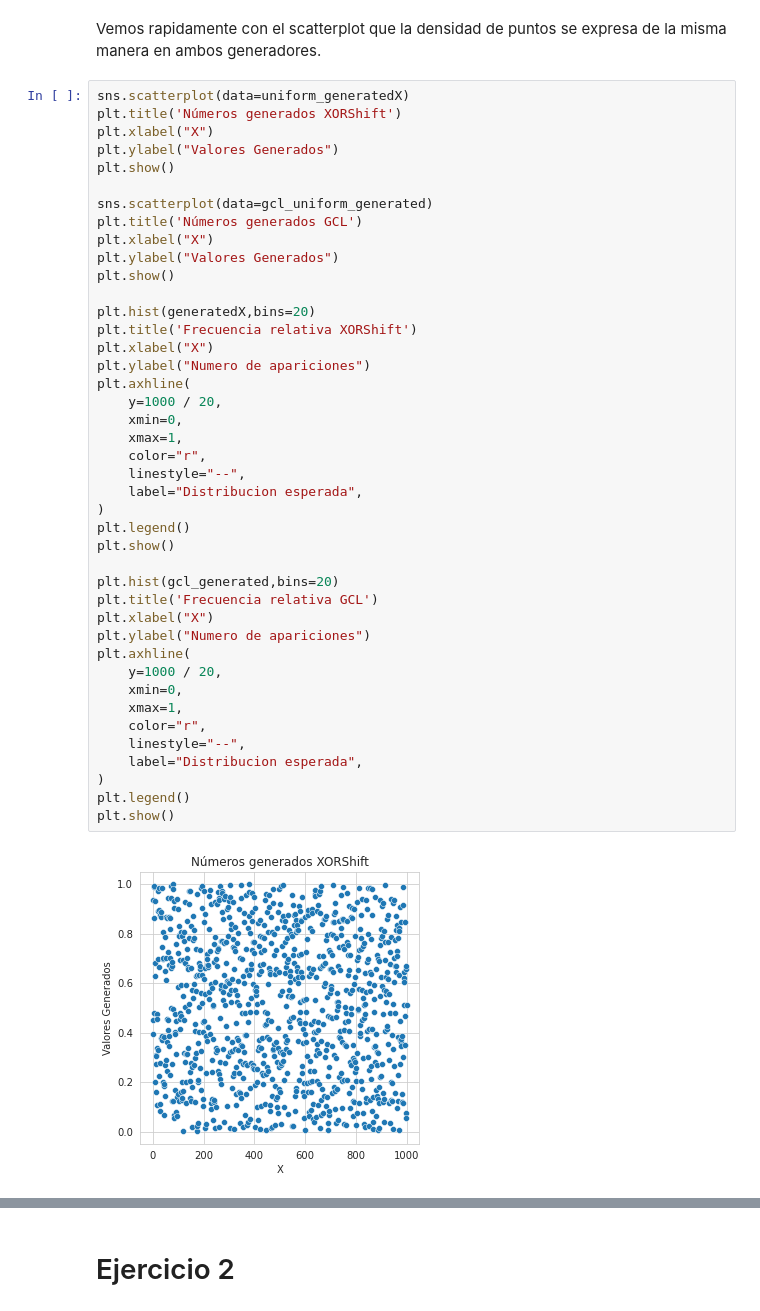
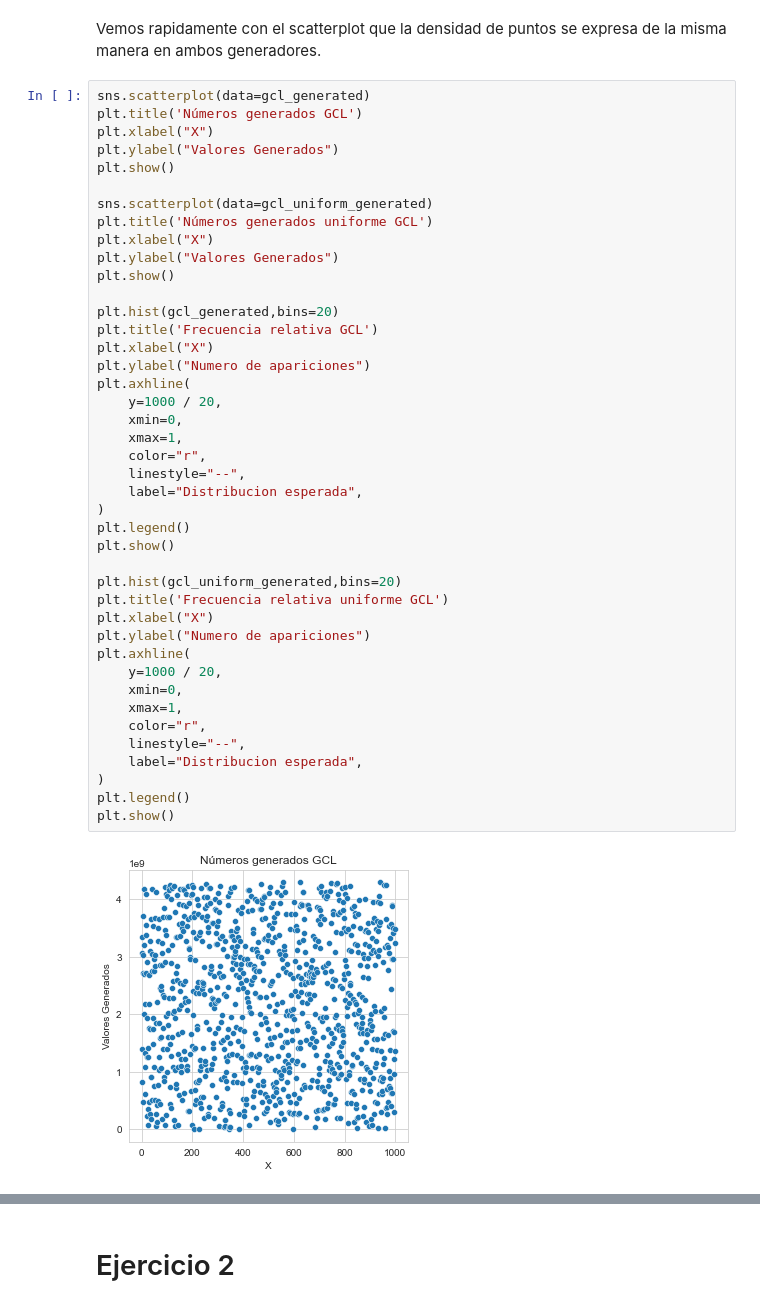
Before and after one commit to AlejandroDaneri/simulacion, a Jupyter notebook: Resolucion.ipynb, the cells around one changed output, grey strips where cells are left out. Cells and saved outputs as stored; diff of their text form.

```diff
--- a/Resolucion.ipynb
+++ b/Resolucion.ipynb
@@ -183,46 +181,46 @@ for i in range(1000):
 # %% [markdown]
 Vemos rapidamente con el scatterplot que la densidad de puntos se expresa de la misma manera en ambos generadores.
 # %%
-sns.scatterplot(data=uniform_generatedX)
-plt.title('Números generados XORShift')
+sns.scatterplot(data=gcl_generated)
+plt.title('Números generados GCL')
 plt.xlabel("X")
 plt.ylabel("Valores Generados")
 plt.show()
 
 sns.scatterplot(data=gcl_uniform_generated)
-plt.title('Números generados GCL')
+plt.title('Números generados uniforme GCL')
 plt.xlabel("X")
 plt.ylabel("Valores Generados")
-plt.show()
-
-plt.hist(generatedX,bins=20)
-plt.title('Frecuencia relativa XORShift')
-plt.xlabel("X")
-plt.ylabel("Numero de apariciones")
-plt.axhline(
-    y=1000 / 20,
-    xmin=0,
-    xmax=1,
-    color="r",
-    linestyle="--",
-    label="Distribucion esperada",
-)
-plt.legend()
 plt.show()
 
 plt.hist(gcl_generated,bins=20)
 plt.title('Frecuencia relativa GCL')
 plt.xlabel("X")
 plt.ylabel("Numero de apariciones")
 plt.axhline(
     y=1000 / 20,
     xmin=0,
     xmax=1,
     color="r",
     linestyle="--",
     label="Distribucion esperada",
 )
 plt.legend()
 plt.show()
+
+plt.hist(gcl_uniform_generated,bins=20)
+plt.title('Frecuencia relativa uniforme GCL')
+plt.xlabel("X")
+plt.ylabel("Numero de apariciones")
+plt.axhline(
+    y=1000 / 20,
+    xmin=0,
+    xmax=1,
+    color="r",
+    linestyle="--",
+    label="Distribucion esperada",
+)
+plt.legend()
+plt.show()
 # %% [output]
-[figure, old version]
+[figure, new version]
```
Also changed, not shown: parts of 60 cells of this notebook.
